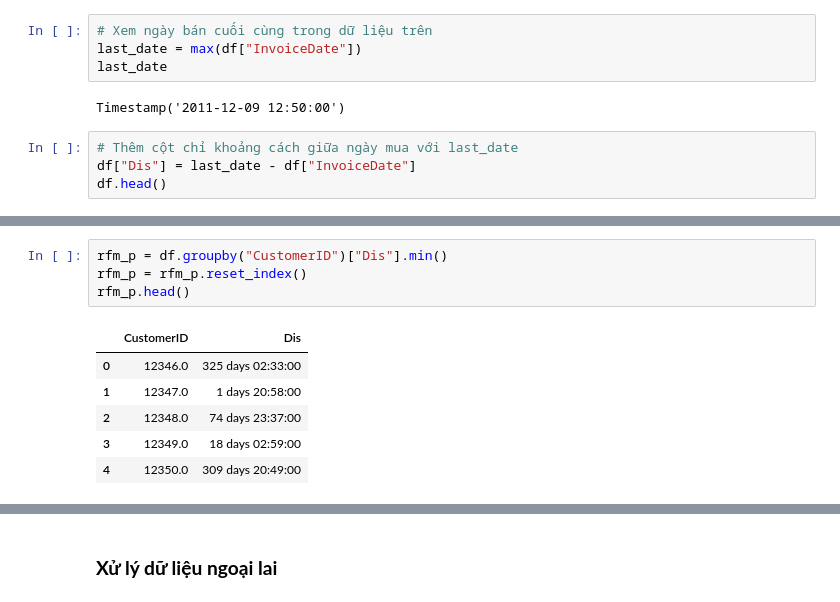
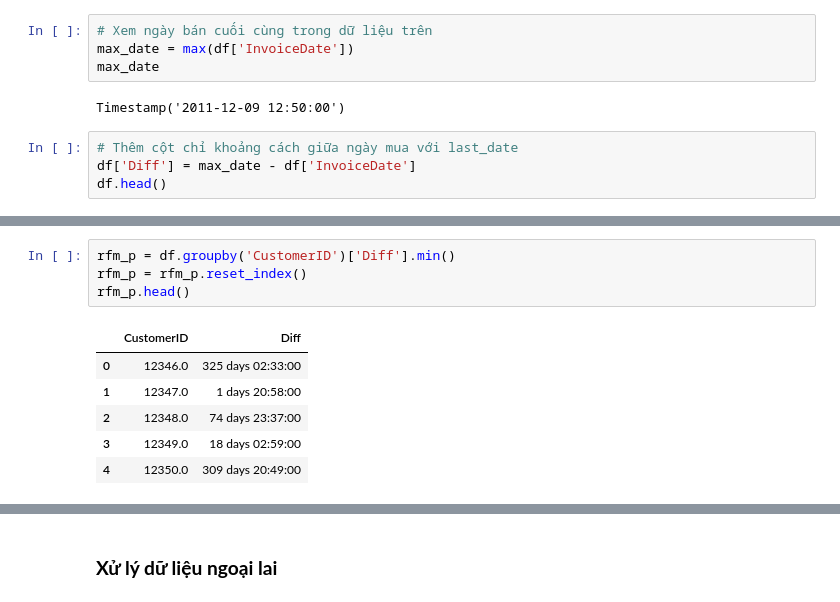
Before and after one commit to ducquanhp28112002/Machine_Learning, a Jupyter notebook: OnlineRetail.ipynb, the cells around one changed output, grey strips where cells are left out. Drawn from its saved outputs; the diff is of its cells as text.

```diff
--- a/OnlineRetail.ipynb
+++ b/OnlineRetail.ipynb
@@ -141,13 +144,13 @@ rfm.head()
 df["InvoiceDate"] = pd.to_datetime(df["InvoiceDate"], format = "%d-%m-%Y %H:%M")
 # %%
 # Xem ngày bán cuối cùng trong dữ liệu trên
-last_date = max(df["InvoiceDate"])
-last_date
+max_date = max(df['InvoiceDate'])
+max_date
 # %% [output]
 Timestamp('2011-12-09 12:50:00')
 # %%
 # Thêm cột chỉ khoảng cách giữa ngày mua với last_date
-df["Dis"] = last_date - df["InvoiceDate"]
+df['Diff'] = max_date - df['InvoiceDate']
 df.head()
 # %% [output]
 |  | InvoiceNo | StockCode | Description | Quantity | InvoiceDate | UnitPrice | CustomerID | Country | Amount | ... |
@@ -157,11 +160,11 @@ df.head()
 | 3 | 536365 | 84029G | KNITTED UNION FLAG HOT WATER BOTTLE | 6 | 2010-12-01 08:26:00 | 3.39 | 17850.0 | United Kingdom | 20.34 | ... |
 | 4 | 536365 | 84029E | RED WOOLLY HOTTIE WHITE HEART. | 6 | 2010-12-01 08:26:00 | 3.39 | 17850.0 | United Kingdom | 20.34 | ... |
 # %%
-rfm_p = df.groupby("CustomerID")["Dis"].min()
+rfm_p = df.groupby('CustomerID')['Diff'].min()
 rfm_p = rfm_p.reset_index()
 rfm_p.head()
 # %% [output]
-|  | CustomerID | Dis |
+|  | CustomerID | Diff |
 | 0 | 12346.0 | 325 days 02:33:00 |
 | 1 | 12347.0 | 1 days 20:58:00 |
 | 2 | 12348.0 | 74 days 23:37:00 |
```
Also changed, not shown: parts of 45 cells of this notebook.
